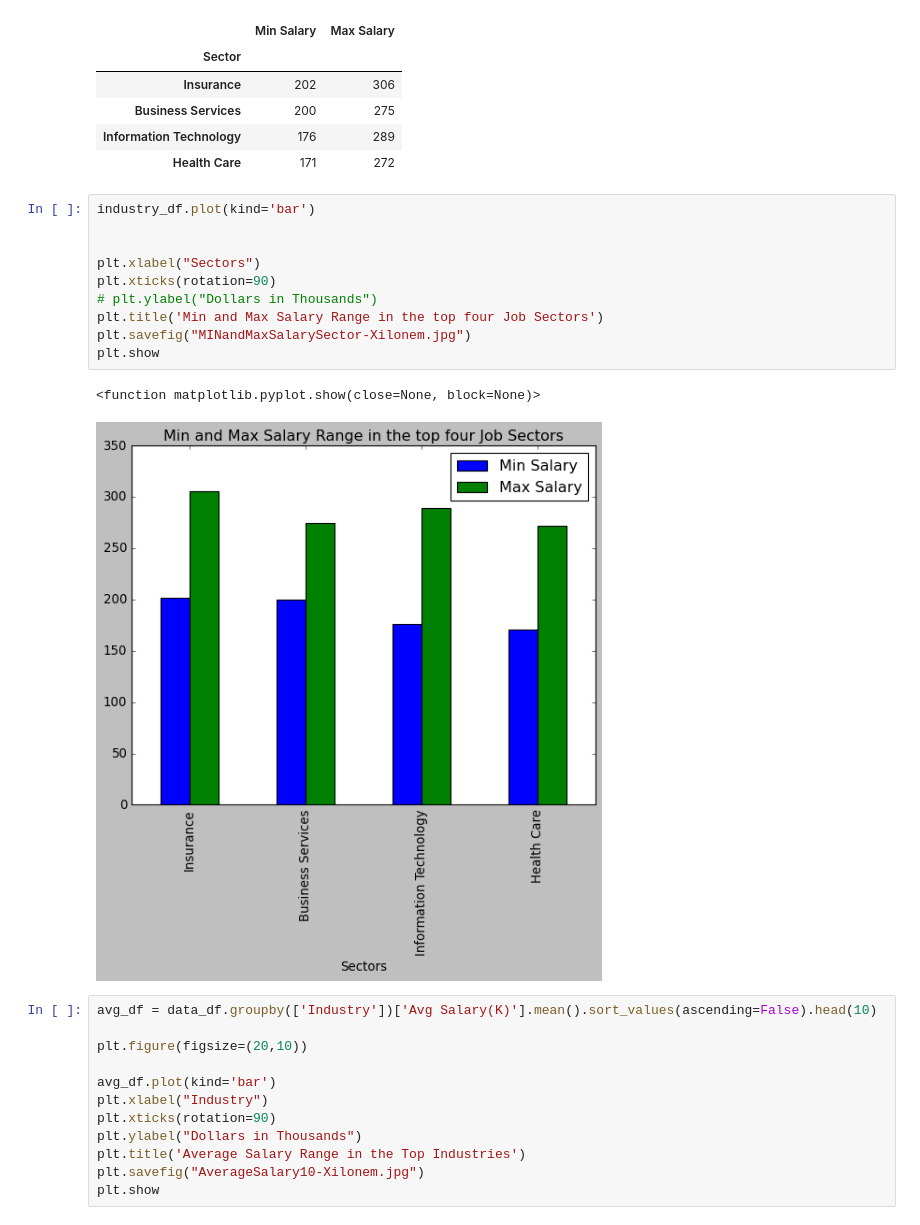
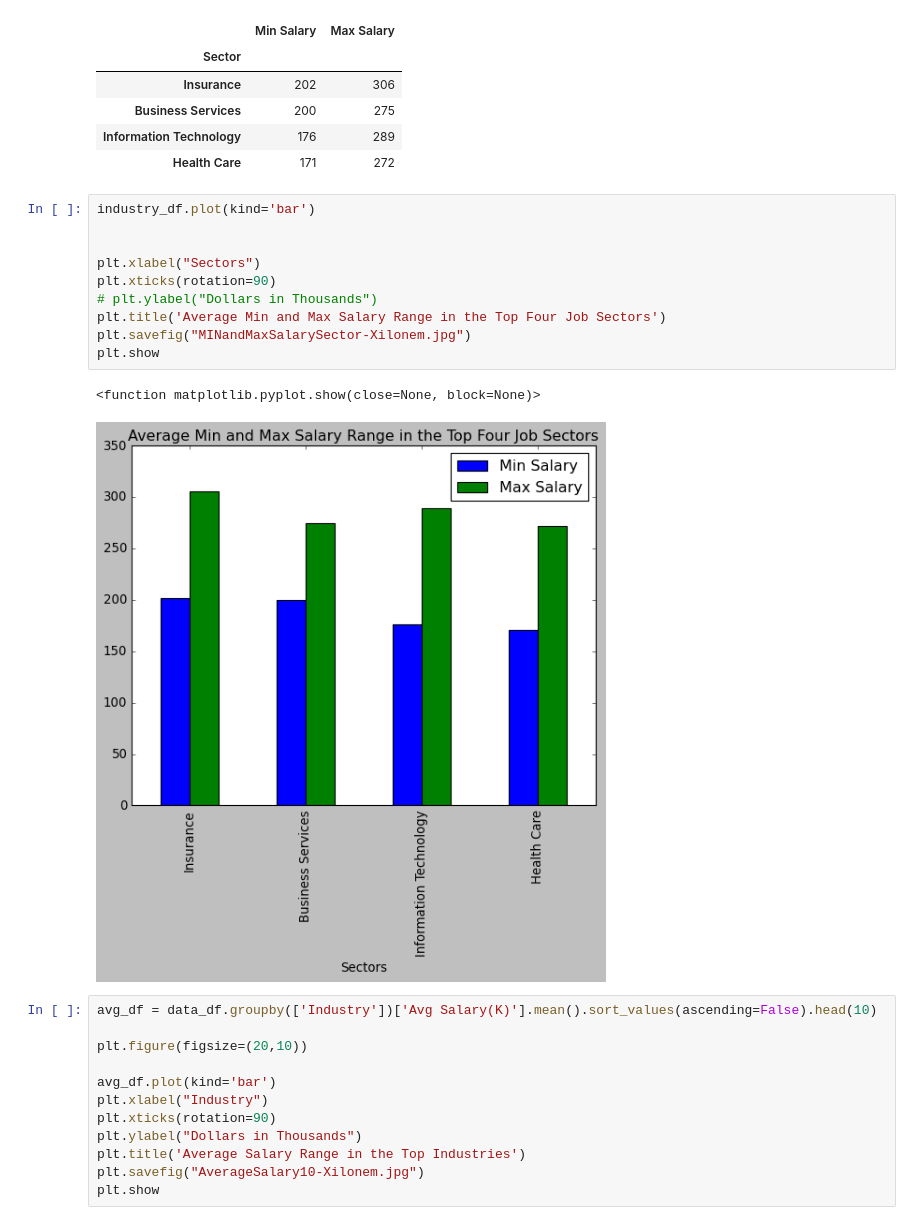
Before and after one commit to xilo94/project_1, a Jupyter notebook: data_cleaned_xilonem.ipynb, the cells around one changed output. Saved outputs shown, nothing was run; the diff lists cells and outputs as text.

```diff
--- a/data_cleaned_xilonem.ipynb
+++ b/data_cleaned_xilonem.ipynb
@@ -115,16 +115,16 @@ industry_df
 # %%
 industry_df.plot(kind='bar')
 
 
 plt.xlabel("Sectors")
 plt.xticks(rotation=90)
 # plt.ylabel("Dollars in Thousands")
-plt.title('Min and Max Salary Range in the top four Job Sectors')
+plt.title('Average Min and Max Salary Range in the Top Four Job Sectors')
 plt.savefig("MINandMaxSalarySector-Xilonem.jpg")
 plt.show
 # %% [output]
 <function matplotlib.pyplot.show(close=None, block=None)>
-[figure, old version]
+[figure, new version]
 # %%
 avg_df = data_df.groupby(['Industry'])['Avg Salary(K)'].mean().sort_values(ascending=False).head(10)
 
```
Also changed, not shown: 1 other file.
